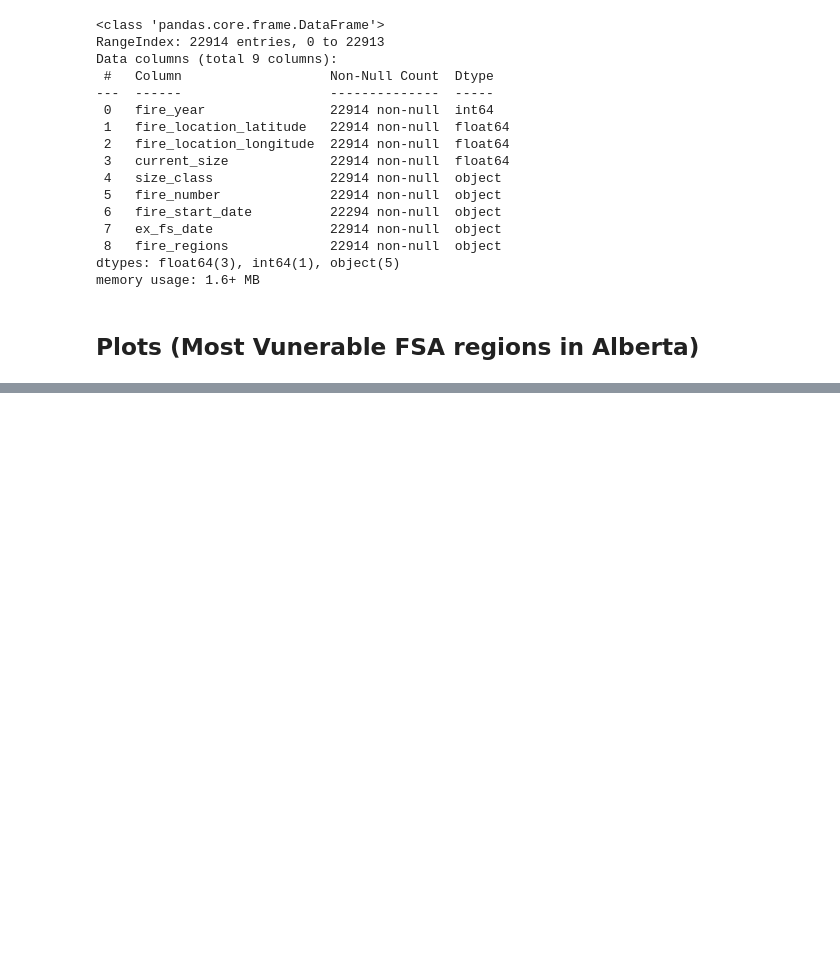
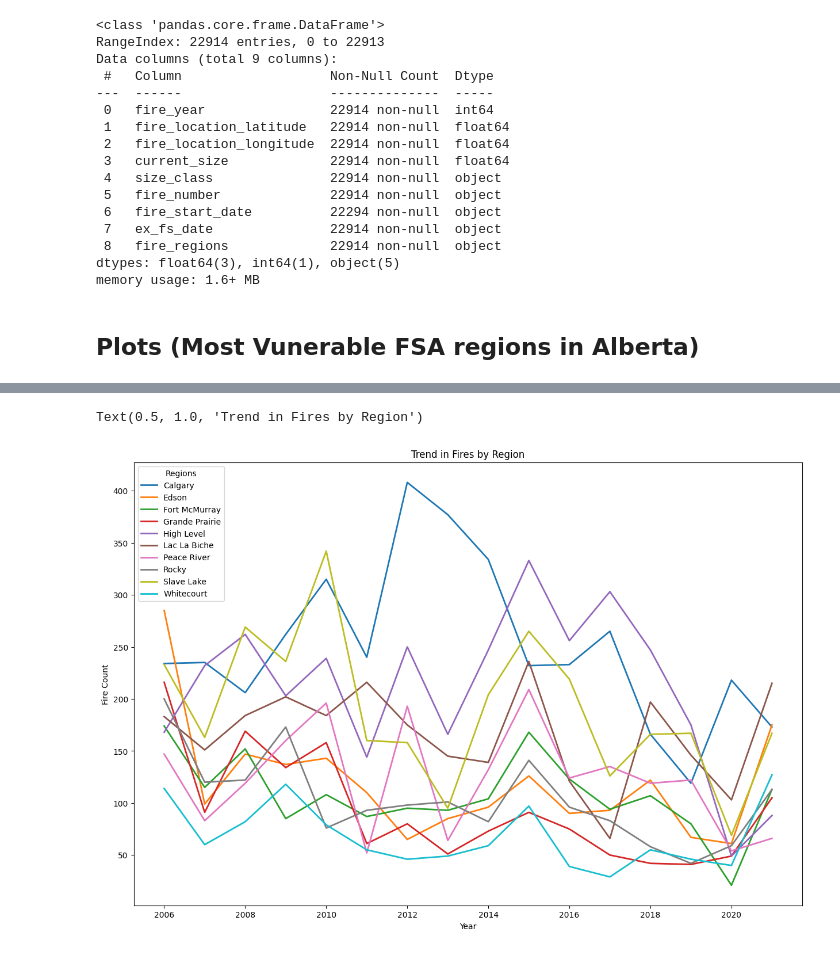
Before and after one commit to paulpark6/WildFire, a Jupyter notebook: wf_DA2.ipynb, the cells around one changed output, grey strips where cells are left out. Drawn from its saved outputs; the diff is of its cells as text; code cells hidden in the pictures; blank space fills up the shorter version.

```diff
--- a/wf_DA2.ipynb
+++ b/wf_DA2.ipynb
@@ -191 +219,22 @@ DriverError: Unable to open /content/drive/My Drive/EY - Wildfires in Alberta/Cr
+# %%
+# Pivot the DataFrame to have years as the index and regions as the columns
+# with fire counts as the values
+pivot_df = df_regions_map.pivot_table(index='fire_year', columns='fire_regions', values='fire_count', aggfunc='sum')
+
+# Plotting each region's trend line in the same graph
+plt.figure(figsize=(15, 10))
+
+for column in pivot_df.columns:
+    plt.plot(pivot_df.index, pivot_df[column], marker='', linewidth=2, label=column)
+
+# Add legend
+plt.legend(loc='upper left', title='Regions')
+
+# Add labels and title
+plt.xlabel('Year')
+plt.ylabel('Fire Count')
+plt.title('Trend in Fires by Region')
+# %% [output]
+Text(0.5, 1.0, 'Trend in Fires by Region')
+[figure, added]
 # %% [markdown]
```
Also changed, not shown: parts of 13 cells of this notebook, 5 other files.
